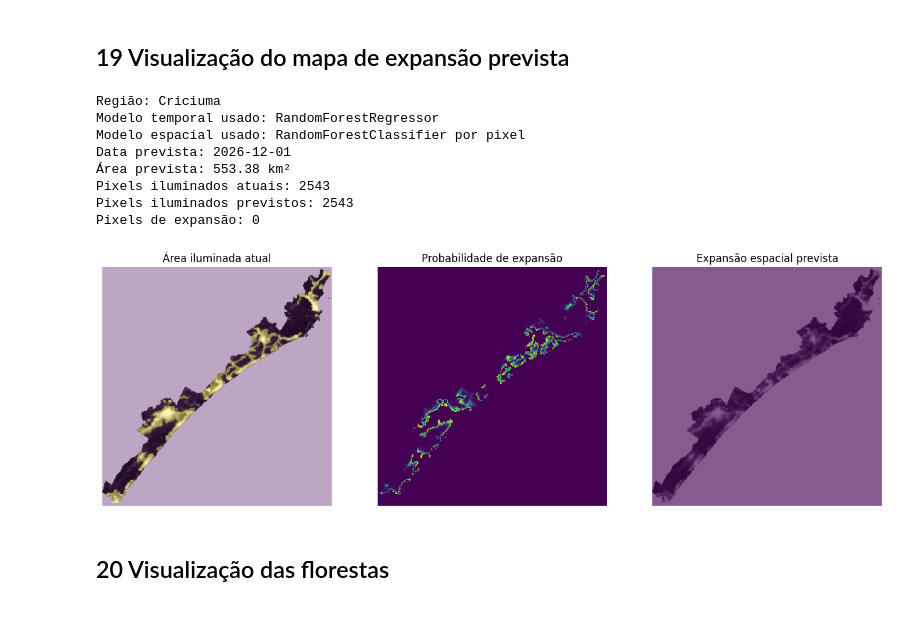
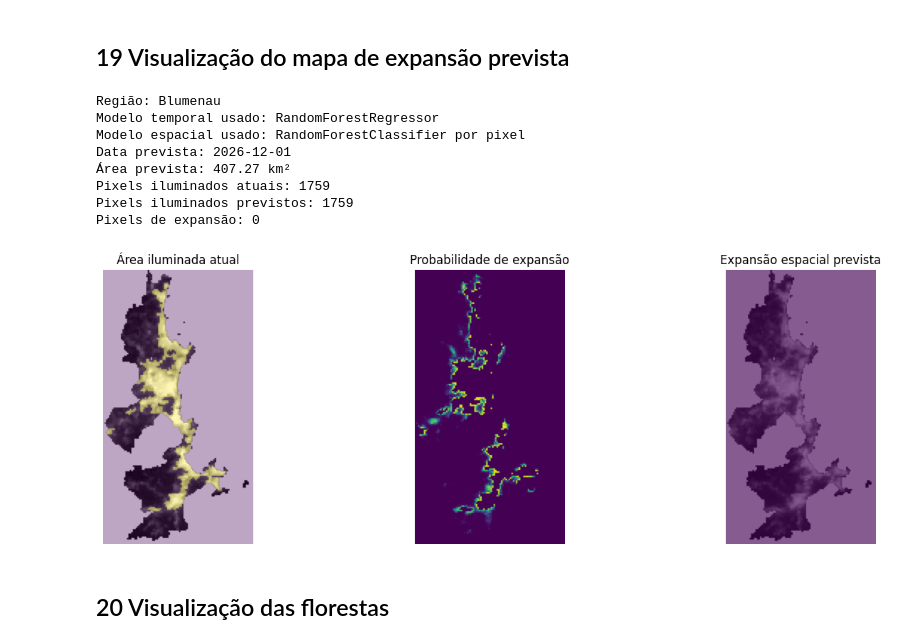
Before and after one commit to ThomasAugustoH/processamento-de-imagens-luzes-noturnas, a Jupyter notebook: src/projeto.ipynb, the cells around one changed output. Cells and saved outputs as stored; diff of their text form; code cells hidden in the pictures; blank space fills up the shorter version.

```diff
--- a/src/previsao_expansao_luzes_randomforest_espacial_sessoes.ipynb
+++ b/src/projeto.ipynb
@@ -931,39 +930,39 @@ def mostrar_mapa_expansao_prevista(regiao, meses_a_frente=12):
     print("Pixels iluminados previstos:", resultado_espacial["pixels_previstos"])
     print("Pixels de expansão:", int(resultado_espacial["mascara_expansao"].sum()))
 
     figura, eixos = plt.subplots(1, 3, figsize=(16, 5))
 
     eixos[0].imshow(resultado_espacial["imagem_visual"], cmap="gray")
     eixos[0].imshow(resultado_espacial["mascara_atual"], alpha=0.35)
     eixos[0].set_title("Área iluminada atual")
 
     eixos[1].imshow(resultado_espacial["probabilidade_expansao"])
     eixos[1].set_title("Probabilidade de expansão")
 
     eixos[2].imshow(resultado_espacial["imagem_visual"], cmap="gray")
     eixos[2].imshow(resultado_espacial["mascara_expansao"], alpha=0.65)
     eixos[2].set_title("Expansão espacial prevista")
 
     for eixo in eixos:
         eixo.axis("off")
 
     plt.show()
 
     return resultado_espacial
 
 
-REGIAO_ESCOLHIDA = sorted(tabela_metricas_modelo["regiao"].unique())[1]
+REGIAO_ESCOLHIDA = sorted(tabela_metricas_modelo["regiao"].unique())[0]
 resultado_expansao_espacial = mostrar_mapa_expansao_prevista(REGIAO_ESCOLHIDA, meses_a_frente=12)
 # %% [output]
-Região: Criciuma
+Região: Blumenau
 Modelo temporal usado: RandomForestRegressor
 Modelo espacial usado: RandomForestClassifier por pixel
 Data prevista: 2026-12-01
-Área prevista: 553.38 km²
-Pixels iluminados atuais: 2543
-Pixels iluminados previstos: 2543
+Área prevista: 407.27 km²
+Pixels iluminados atuais: 1759
+Pixels iluminados previstos: 1759
 Pixels de expansão: 0
-[figure, old version]
+[figure, new version]
 # %% [markdown]
 ## 20 Visualização das florestas
 # %%
```
Also changed, not shown: parts of 3 cells of this notebook, 1 other file.
